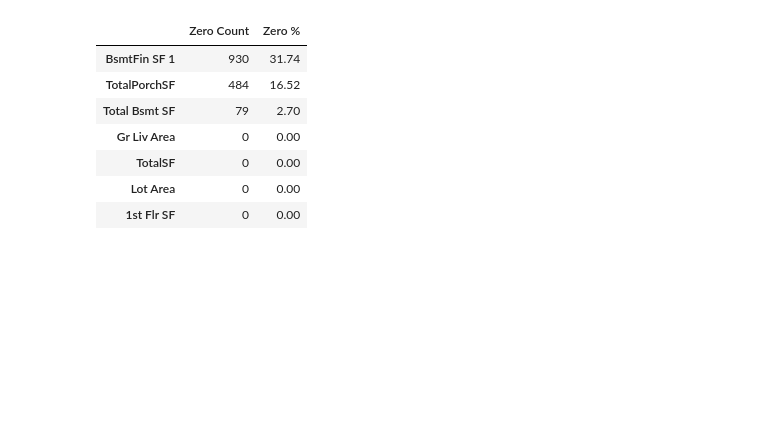
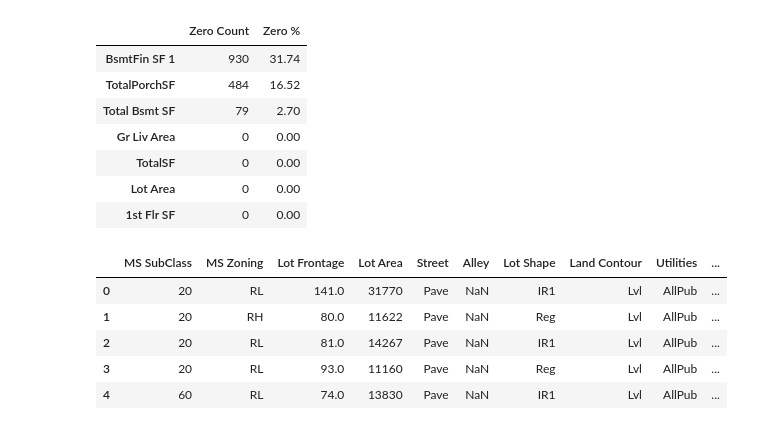
Before and after one commit to kashu9313161/ML-Projects, a Jupyter notebook: house-prediction-system/notebooks/01_eda_feature_engineering/feature_eng.ipynb, the cells around one changed output. Drawn from its saved outputs; the diff is of its cells as text; code cells hidden in the pictures; blank space fills up the shorter version.

```diff
--- a/house-prediction-system/notebooks/01_eda_feature_engineering/feature_eng.ipynb
+++ b/house-prediction-system/notebooks/01_eda_feature_engineering/feature_eng.ipynb
@@ -497,3 +497,27 @@ pd.DataFrame({"Zero Count" : zero_counts, "Zero %": zero_percentage})
 | TotalSF | 0 | 0.00 |
 | Lot Area | 0 | 0.00 |
 | 1st Flr SF | 0 | 0.00 |
+# %%
+# Features with significant right skew
+log_features = [
+    "Lot Area",
+    "TotalSF",
+    "Gr Liv Area",
+    "Total Bsmt SF",
+    "1st Flr SF",
+    "BsmtFin SF 1",
+    "TotalPorchSF"
+]
+
+# Create log-transformed versions
+for col in log_features:
+    df_fe[f"Log_{col.replace(' ', '_')}"] = np.log1p(df_fe[col])
+
+df_fe.head()
+# %% [output]
+|  | MS SubClass | MS Zoning | Lot Frontage | Lot Area | Street | Alley | Lot Shape | Land Contour | Utilities | ... |
+| 0 | 20 | RL | 141.0 | 31770 | Pave | NaN | IR1 | Lvl | AllPub | ... |
+| 1 | 20 | RH | 80.0 | 11622 | Pave | NaN | Reg | Lvl | AllPub | ... |
+| 2 | 20 | RL | 81.0 | 14267 | Pave | NaN | IR1 | Lvl | AllPub | ... |
+| 3 | 20 | RL | 93.0 | 11160 | Pave | NaN | Reg | Lvl | AllPub | ... |
+| 4 | 60 | RL | 74.0 | 13830 | Pave | NaN | IR1 | Lvl | AllPub | ... |
```
Also changed, not shown: parts of 10 cells of this notebook, 1 other file.
